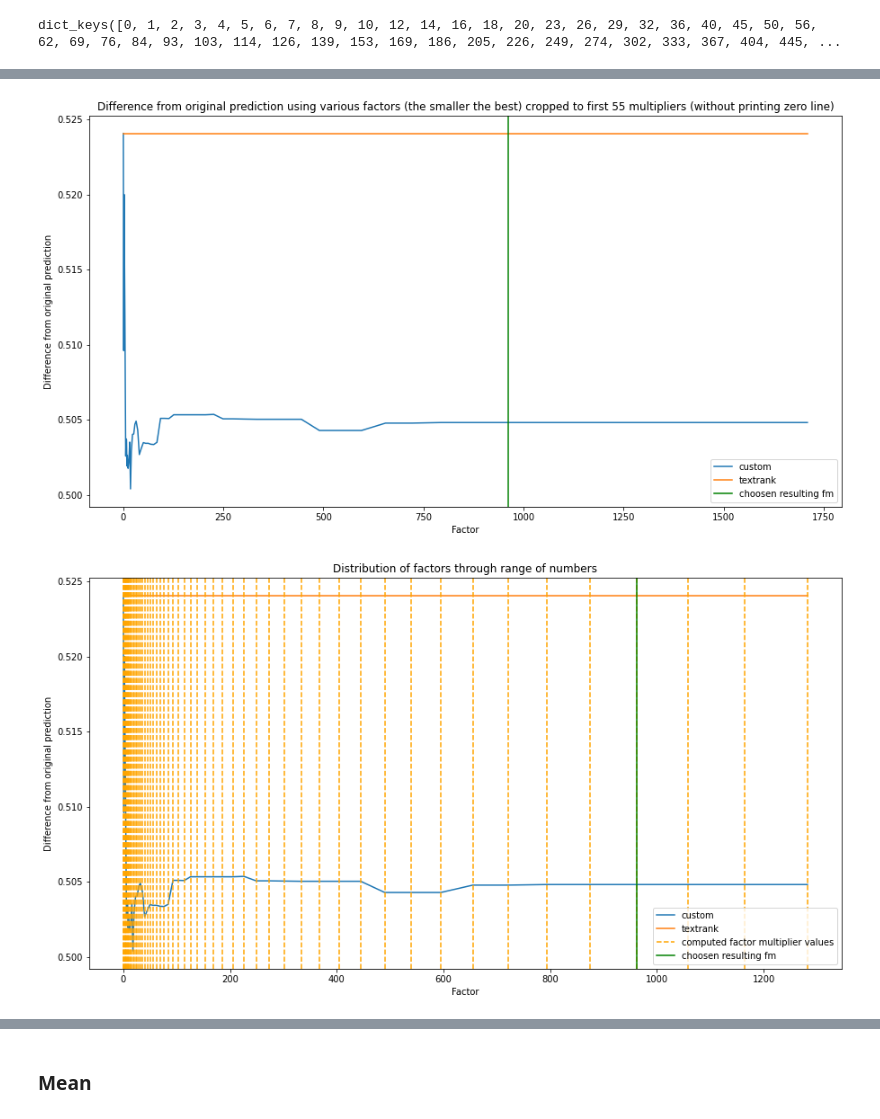
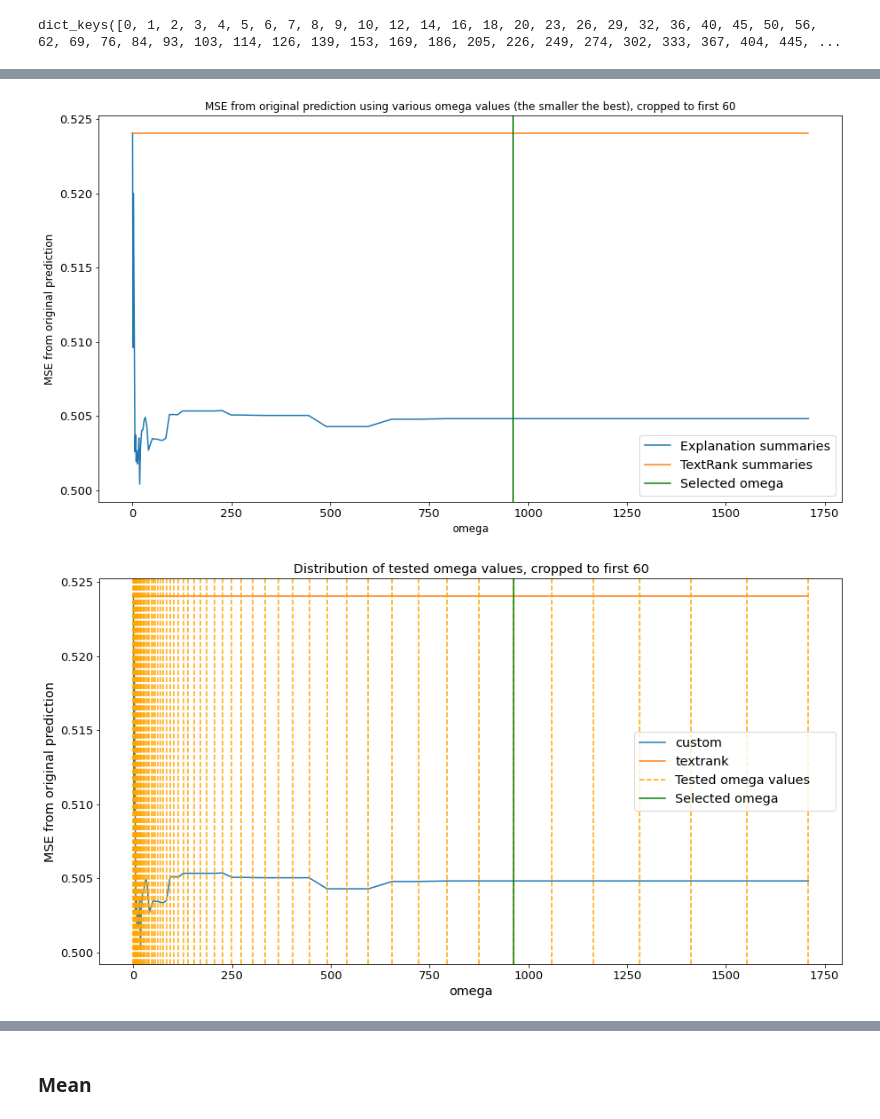
Before and after one commit to tomasMizera/dt-ai-explanation, a Jupyter notebook: notebooks/lime/visualize-big-fp.ipynb, the cells around one changed output, grey strips where cells are left out. Drawn from its saved outputs; the diff is of its cells as text; code cells hidden in the pictures.

```diff
--- a/notebooks/lime/visualize-big-fp.ipynb
+++ b/notebooks/lime/visualize-big-fp.ipynb
@@ -171,39 +188,59 @@ chosen_fm=962
 # %%
 ax = pdf[:60].plot(
     figsize=(15,8),
-    xlabel="Factor",
-    ylabel="Difference from original prediction",
-    fontsize=10,
-    title="Difference from original prediction using various factors (the smaller the best) cropped to first 55 multipliers (without printing zero line)"
+    xlabel="omega",
+    ylabel="MSE from original prediction",
+    fontsize=13,
+    title="MSE from original prediction using various omega values (the smaller the best), cropped to first 60"
 );
 
 # ax.axhline(y=0, color='r', linestyle='--', label='vline1.5custom');
 # ax.axvline(x=last_change_fm, color='g', linestyle='--', label='last change in error, fm: ' + str(last_change_fm));
 ax.axvline(x=962, color='g', label='choosen resulting fm');
+plt.rcParams.update({'font.size': 12})
+plt.legend()
+# plt.savefig('omega_experiment.png')
+plt.legend(['Explanation summaries', 'TextRank summaries', 'Selected omega'])
+params = {'legend.fontsize': 'large',
+          'figure.figsize': (15, 5),
+         'axes.labelsize': 'large',
+         'axes.titlesize':'large',
+         'xtick.labelsize':'x-large',
+         'ytick.labelsize':'x-large'}
+plt.rcParams.update(params)
 
-plt.legend()
 plt.show()
 # %% [output]
-[figure, old version]
+[figure, new version]
 # %%
-end = 57
+end = 60
 ax = pdf[:end].plot(
     figsize=(15,8),
-    xlabel="Factor",
-    ylabel="Difference from original prediction",
-    fontsize=10,
-    title="Distribution of factors through range of numbers"
+    xlabel="omega",
+    ylabel="MSE from original prediction",
+    fontsize=13,
+    title="Distribution of tested omega values, cropped to first 60",
 );
 
 for i in range(end):
     l = ax.axvline(x=pdf.iloc[i].name, color='orange', linestyle='--');
 
-ax.axvline(x=962, color='g', label='choosen resulting fm');
-l.set_label('computed factor multiplier values')
+ax.axvline(x=962, color='g', label='Selected omega');
+l.set_label('Tested omega values     ')
+plt.legend(['Explanation summaries', 'TextRank summaries'])
+
+params = {'legend.fontsize': 'large',
+          'figure.figsize': (15, 5),
+         'axes.labelsize': 'large',
+         'axes.titlesize':'large',
+         'xtick.labelsize':'x-large',
+         'ytick.labelsize':'x-large'}
+plt.rcParams.update(params)
 plt.legend()
+# plt.savefig('omega_experiment_dist.png')
 plt.show()
 # %% [output]
-[figure, old version]
+[figure, new version]
 # %%
 pdf.T.plot.box(
     figsize=(15,8),
```
Also changed, not shown: parts of 11 cells of this notebook, 7 other files.
